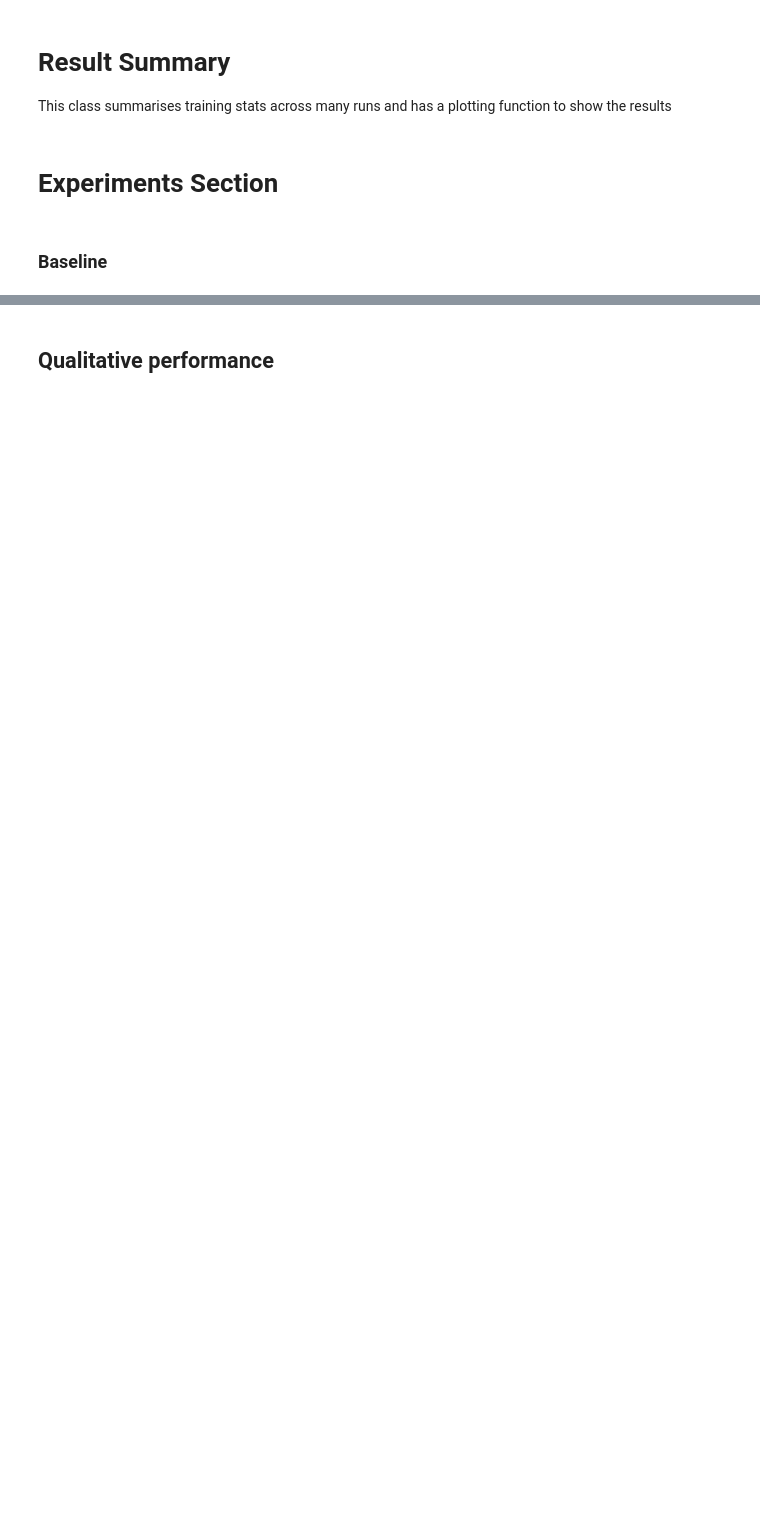
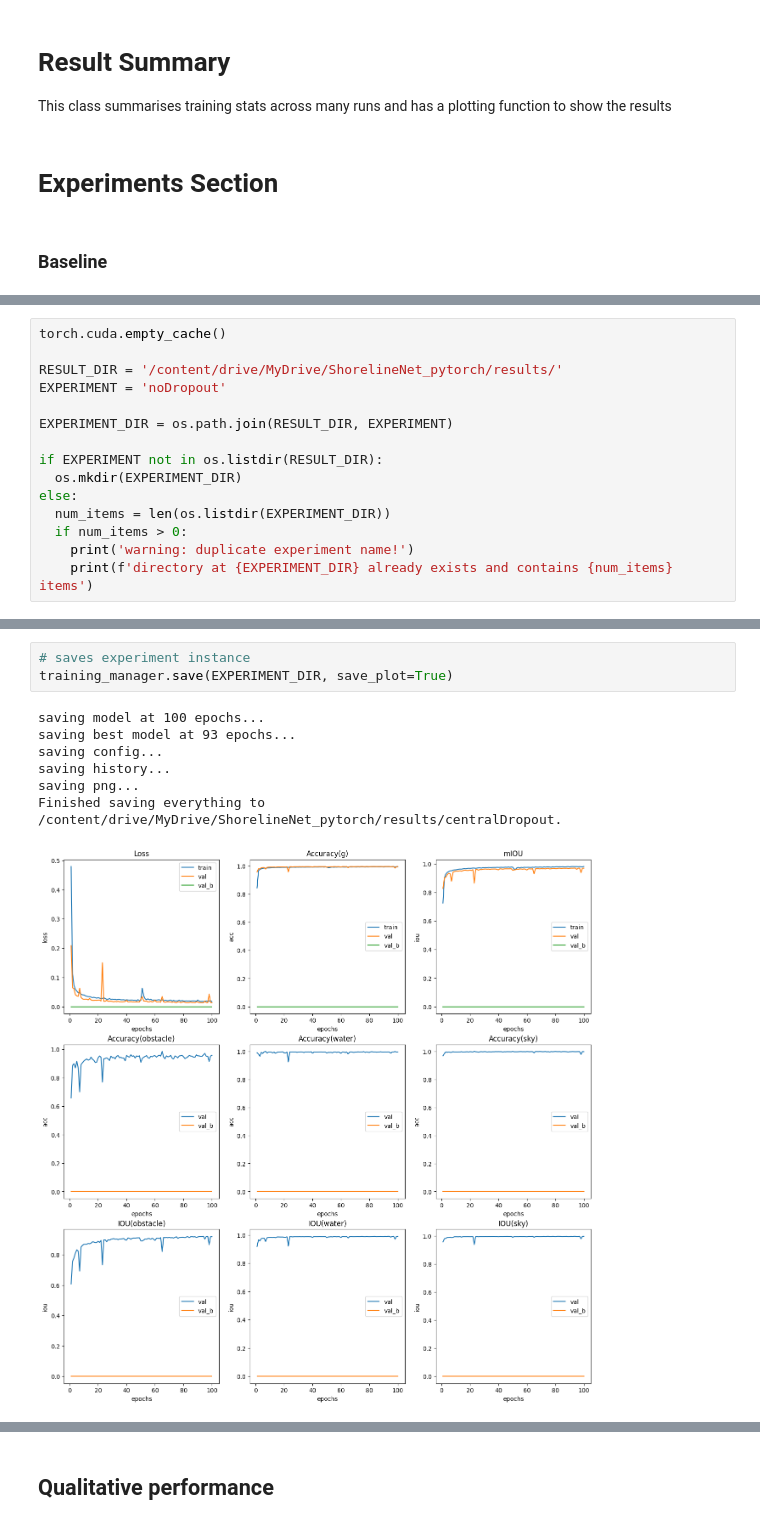
Before and after one commit to LeonY117/msc_project, a Jupyter notebook: notebooks/MC_Dropout.ipynb, the cells around one changed output, grey strips where cells are left out. Drawn from its saved outputs; the diff is of its cells as text; blank space fills up the shorter version.

```diff
--- a/notebooks/MC_Dropout.ipynb
+++ b/notebooks/MC_Dropout.ipynb
@@ -1280,2 +1684,17 @@ torch.cuda.empty_cache()
+# %%
+torch.cuda.empty_cache()
+
+RESULT_DIR = '/content/drive/MyDrive/ShorelineNet_pytorch/results/'
+EXPERIMENT = 'noDropout'
+
+EXPERIMENT_DIR = os.path.join(RESULT_DIR, EXPERIMENT)
+
+if EXPERIMENT not in os.listdir(RESULT_DIR):
+  os.mkdir(EXPERIMENT_DIR)
+else:
+  num_items = len(os.listdir(EXPERIMENT_DIR))
+  if num_items > 0:
+    print('warning: duplicate experiment name!')
+    print(f'directory at {EXPERIMENT_DIR} already exists and contains {num_items} items')
 # %%
 config = {
@@ -1368,0 +1760,11 @@ evaluating...
+# %%
+# saves experiment instance
+training_manager.save(EXPERIMENT_DIR, save_plot=True)
+# %% [output]
+saving model at 100 epochs...
+saving best model at 93 epochs...
+saving config...
+saving history...
+saving png...
+Finished saving everything to /content/drive/MyDrive/ShorelineNet_pytorch/results/centralDropout.
+[figure, added]
```
Also changed, not shown: parts of 81 cells of this notebook.
